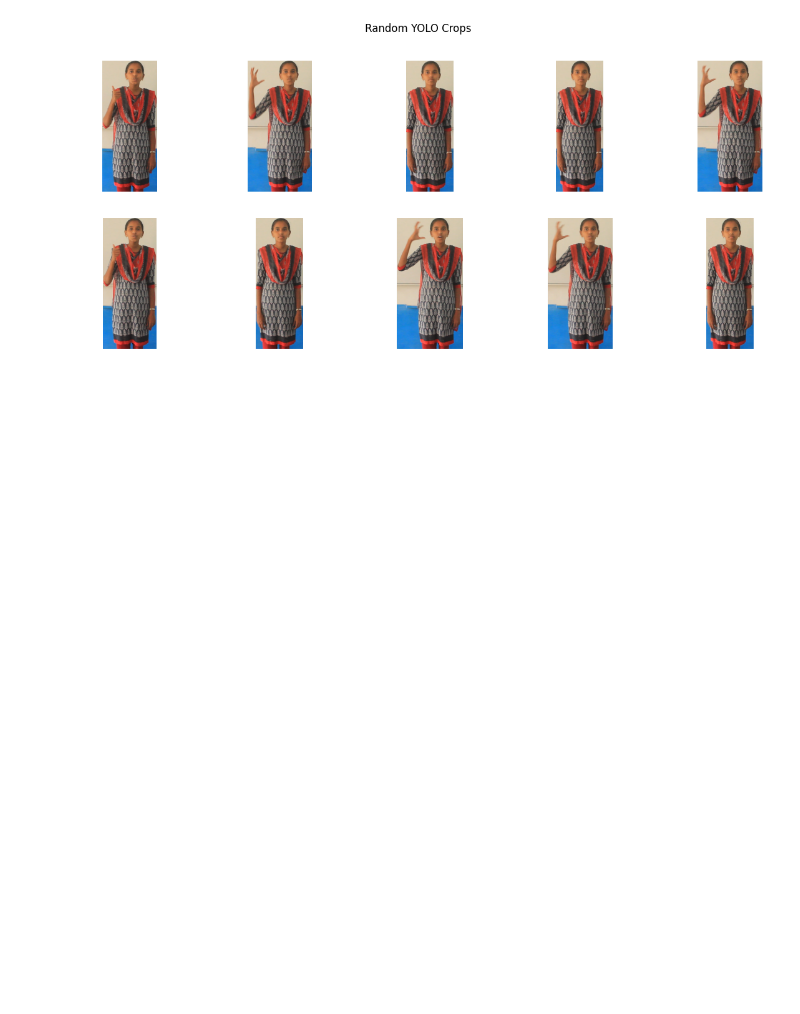
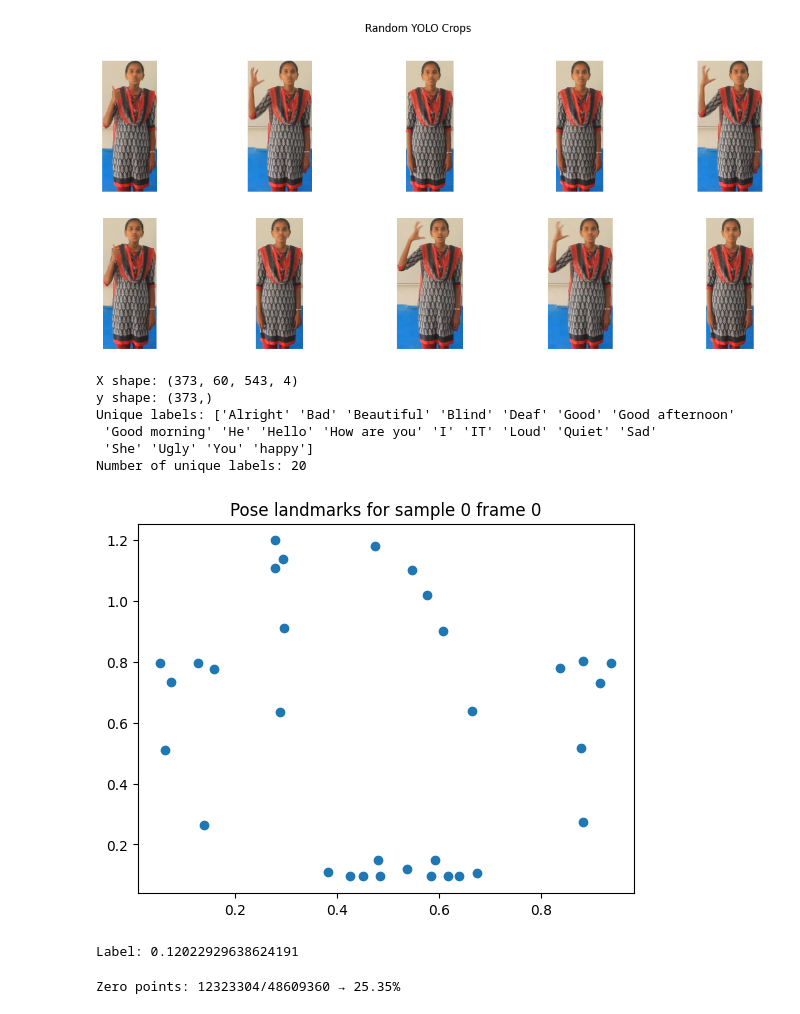
Before and after one commit to Sainava/Sign-Language-to-Speech, a Jupyter notebook: notebooks/data_checks.ipynb, the cells around one changed output. Saved outputs shown, nothing was run; the diff lists cells and outputs as text; code cells hidden in the pictures; blank space fills up the shorter version.

Commit message:
First model version

```diff
--- a/notebooks/data_checks.ipynb
+++ b/notebooks/data_checks.ipynb
@@ -49,11 +49,47 @@ Width: min=298, max=1853, mean=462.7
 # %%
 import numpy as np
 
-X = np.load('data/landmarks/X.npy')
-y = np.load('data/landmarks/y.npy')
+X = np.load('../data/landmarks/X.npy')
+y = np.load('../data/landmarks/y.npy')
 
 print(f"X shape: {X.shape}")  # should be (373, 60, 543, 4)
 print(f"y shape: {y.shape}")  # should be (373,)
 
 print(f"Unique labels: {np.unique(y)}")
 print(f"Number of unique labels: {len(np.unique(y))}")
+# %% [output]
+X shape: (373, 60, 543, 4)
+y shape: (373,)
+Unique labels: ['Alright' 'Bad' 'Beautiful' 'Blind' 'Deaf' 'Good' 'Good afternoon'
+ 'Good morning' 'He' 'Hello' 'How are you' 'I' 'IT' 'Loud' 'Quiet' 'Sad'
+ 'She' 'Ugly' 'You' 'happy']
+Number of unique labels: 20
+# %%
+import matplotlib.pyplot as plt
+
+sample_idx = 0  # pick any valid index
+sample_sequence = X[sample_idx]  # shape: (60, 543, 4)
+
+# Pick a single frame from the sequence
+frame_idx = 0
+frame_landmarks = sample_sequence[frame_idx]
+
+# Plot pose landmarks as example
+pose_landmarks = frame_landmarks[:33]  # first 33 are pose
+x = pose_landmarks[:, 0]
+y = pose_landmarks[:, 1]
+
+plt.scatter(x, y)
+plt.title(f"Pose landmarks for sample {sample_idx} frame {frame_idx}")
+plt.show()
+
+print(f"Label: {y[sample_idx]}")
+# %% [output]
+[figure, added]
+Label: 0.12022929638624191
+# %%
+zero_counts = np.sum(X == 0)
+total_points = np.prod(X.shape)
+print(f"Zero points: {zero_counts}/{total_points} → {100 * zero_counts/total_points:.2f}%")
+# %% [output]
+Zero points: 12323304/48609360 → 25.35%
```
Also changed, not shown: parts of 6 cells of this notebook, 13 other files.
